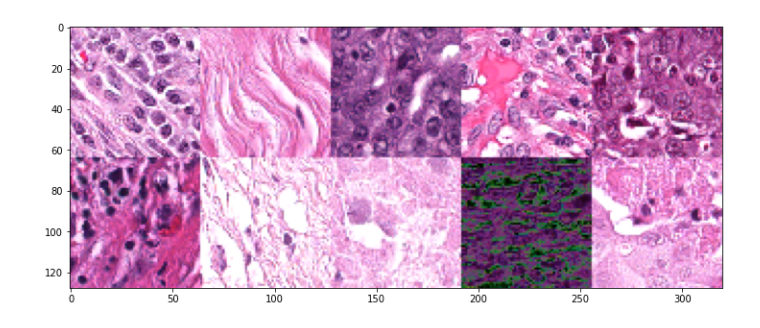
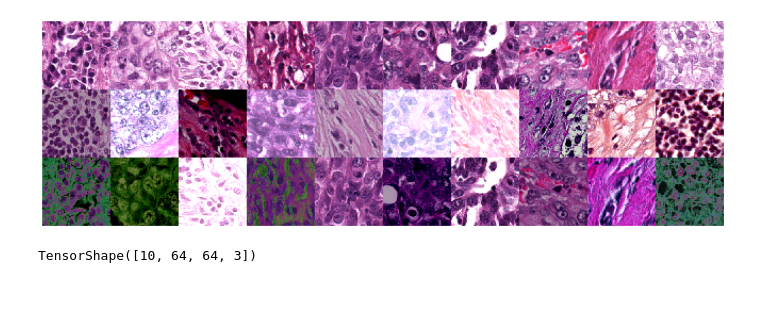
Before and after one commit to lancezhang04/semi-supervised-learning-for-histopathology, a Jupyter notebook: Untitled.ipynb, the cells around one changed output. Cells and saved outputs as stored; diff of their text form; code cells hidden in the pictures; blank space fills up the shorter version.

```diff
--- a/Untitled.ipynb
+++ b/Untitled.ipynb
@@ -91,12 +138,16 @@ dataset = iter(dataset)
 # %%
 import matplotlib.pyplot as plt
 
-data = next(dataset)
+imgs = datagen_a.next()[0]
+# imgs_aug_0 = augment(imgs, 0, 23, PREPROCESSING_CONFIG)
+imgs_aug_1 = augment(imgs, 1, 23, PREPROCESSING_CONFIG)
 
-plt.figure(figsize=(20, 5))
+plt.figure(figsize=(20, 8))
 plt.imshow(np.vstack([
-    np.hstack(data[0][:5]),
-    np.hstack(data[1][:5])
+    np.hstack(imgs),
+    np.hstack(imgs_aug_0),
+    np.hstack(imgs_aug_1)
 ]))
+plt.axis('off')
 plt.show()
 # %% [output]
@@ -103 +155 @@ plt.show()
-[figure, old version]
+[figure, new version]
@@ -103,0 +165,4 @@ plt.show()
+# %%
+imgs_aug_0.shape
+# %% [output]
+TensorShape([10, 64, 64, 3])
```
Also changed, not shown: parts of 6 cells of this notebook, 5 other files.
